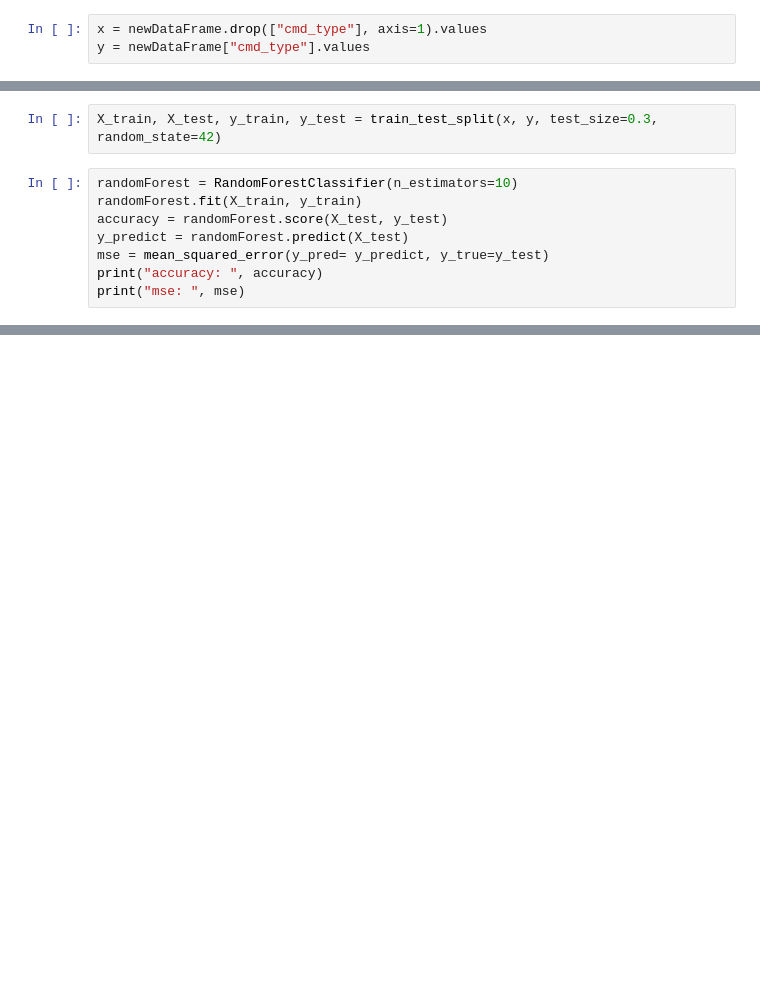
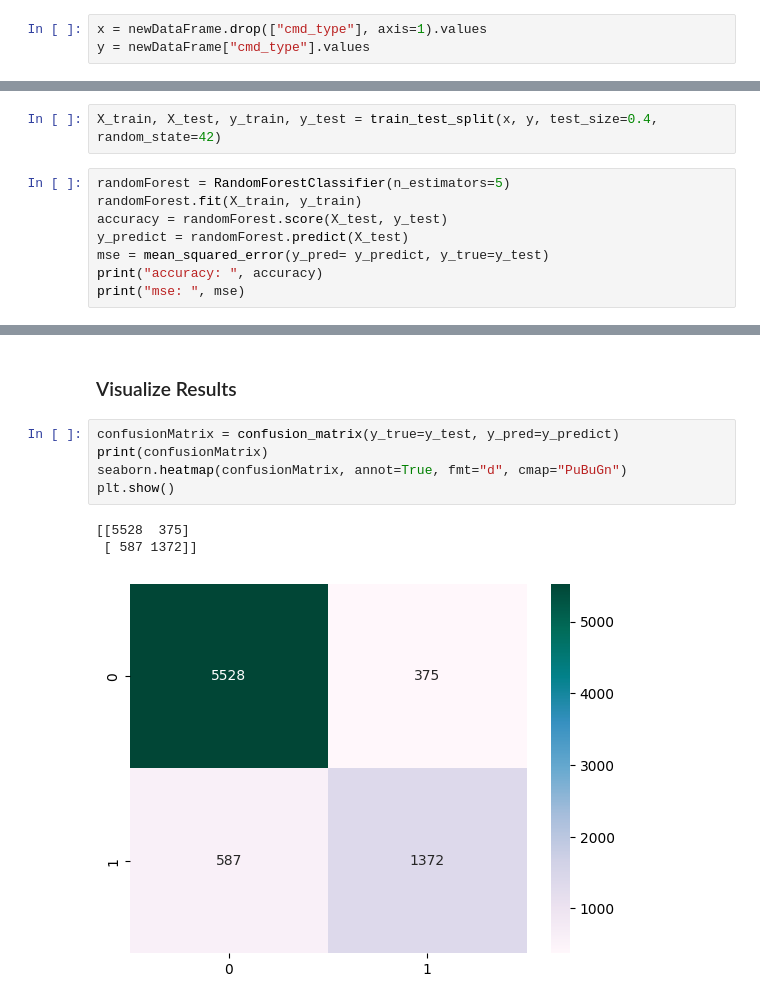
Before and after one commit to taylan32/data_mining, a Jupyter notebook: data_analysis.ipynb, the cells around one changed output, grey strips where cells are left out. Drawn from its saved outputs; the diff is of its cells as text; blank space fills up the shorter version.

```diff
--- a/data_analysis.ipynb
+++ b/data_analysis.ipynb
@@ -139,7 +239,7 @@ y = newDataFrame["cmd_type"].values
 # %%
-X_train, X_test, y_train, y_test = train_test_split(x, y, test_size=0.3, random_state=42)
+X_train, X_test, y_train, y_test = train_test_split(x, y, test_size=0.4, random_state=42)
 # %%
-randomForest = RandomForestClassifier(n_estimators=10)
+randomForest = RandomForestClassifier(n_estimators=5)
 randomForest.fit(X_train, y_train)
 accuracy = randomForest.score(X_test, y_test)
 y_predict = randomForest.predict(X_test)
@@ -184,0 +278,11 @@ mse:  0.12243513651008987
+# %% [markdown]
+### Visualize Results
+# %%
+confusionMatrix = confusion_matrix(y_true=y_test, y_pred=y_predict)
+print(confusionMatrix)
+seaborn.heatmap(confusionMatrix, annot=True, fmt="d", cmap="PuBuGn")
+plt.show()
+# %% [output]
+[[5528  375]
+ [ 587 1372]]
+[figure, added]
```
Also changed, not shown: parts of 21 cells of this notebook.
